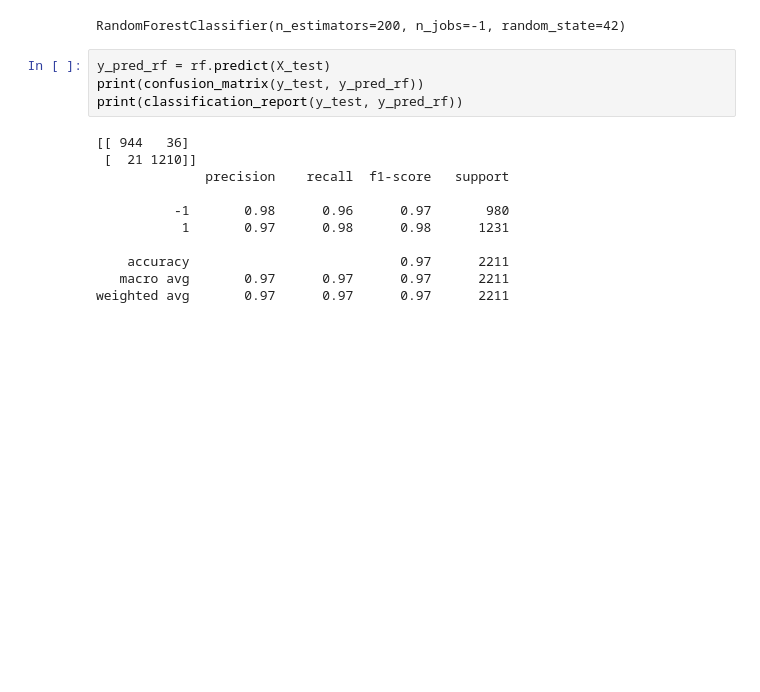
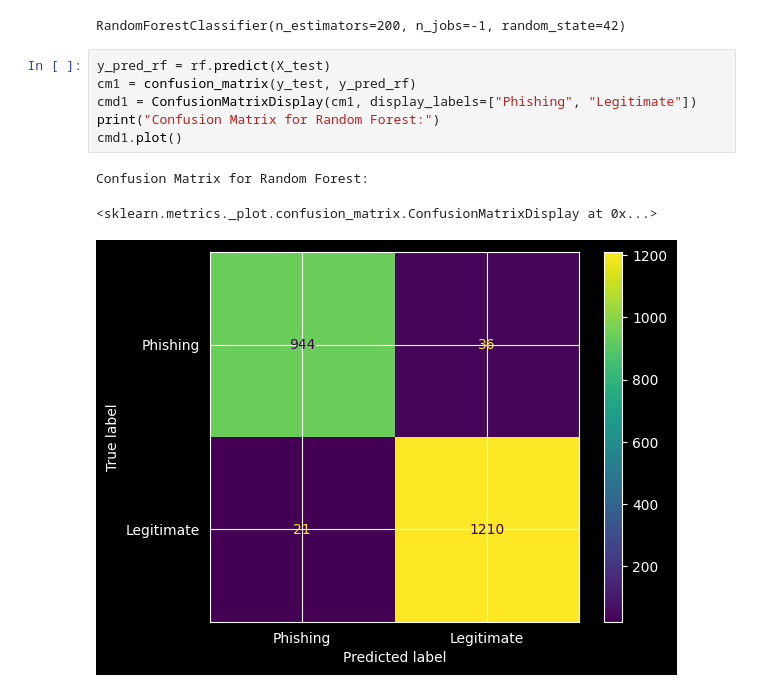
Before and after one commit to jarmoil/Datan-kasittely-ja-koneoppiminen, a Jupyter notebook: Tehtavat/Tehtava3.ipynb, the cells around one changed output. Saved outputs shown, nothing was run; the diff lists cells and outputs as text; blank space fills up the shorter version.

```diff
--- a/Tehtavat/Tehtava3.ipynb
+++ b/Tehtavat/Tehtava3.ipynb
@@ -112,16 +164,11 @@ rf.fit(X_train, y_train)
 RandomForestClassifier(n_estimators=200, n_jobs=-1, random_state=42)
 # %%
 y_pred_rf = rf.predict(X_test)
-print(confusion_matrix(y_test, y_pred_rf))
-print(classification_report(y_test, y_pred_rf))
+cm1 = confusion_matrix(y_test, y_pred_rf)
+cmd1 = ConfusionMatrixDisplay(cm1, display_labels=["Phishing", "Legitimate"])
+print("Confusion Matrix for Random Forest:")
+cmd1.plot()
 # %% [output]
-[[ 944   36]
- [  21 1210]]
-              precision    recall  f1-score   support
-
-          -1       0.98      0.96      0.97       980
-           1       0.97      0.98      0.98      1231
-
-    accuracy                           0.97      2211
-   macro avg       0.97      0.97      0.97      2211
-weighted avg       0.97      0.97      0.97      2211
+Confusion Matrix for Random Forest:
+<sklearn.metrics._plot.confusion_matrix.ConfusionMatrixDisplay at 0x...>
+[figure, added]
```
Also changed, not shown: parts of 17 cells of this notebook.
